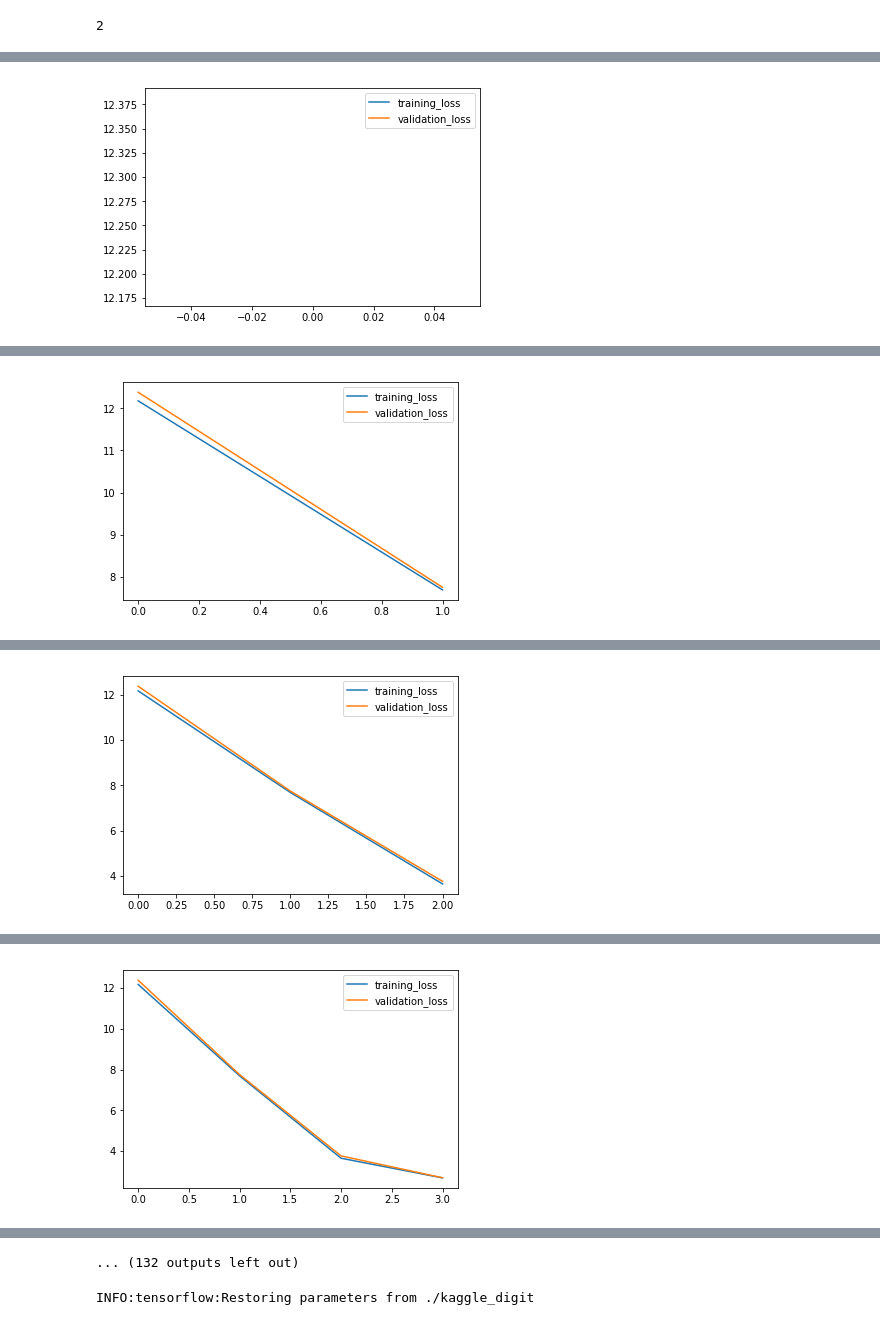
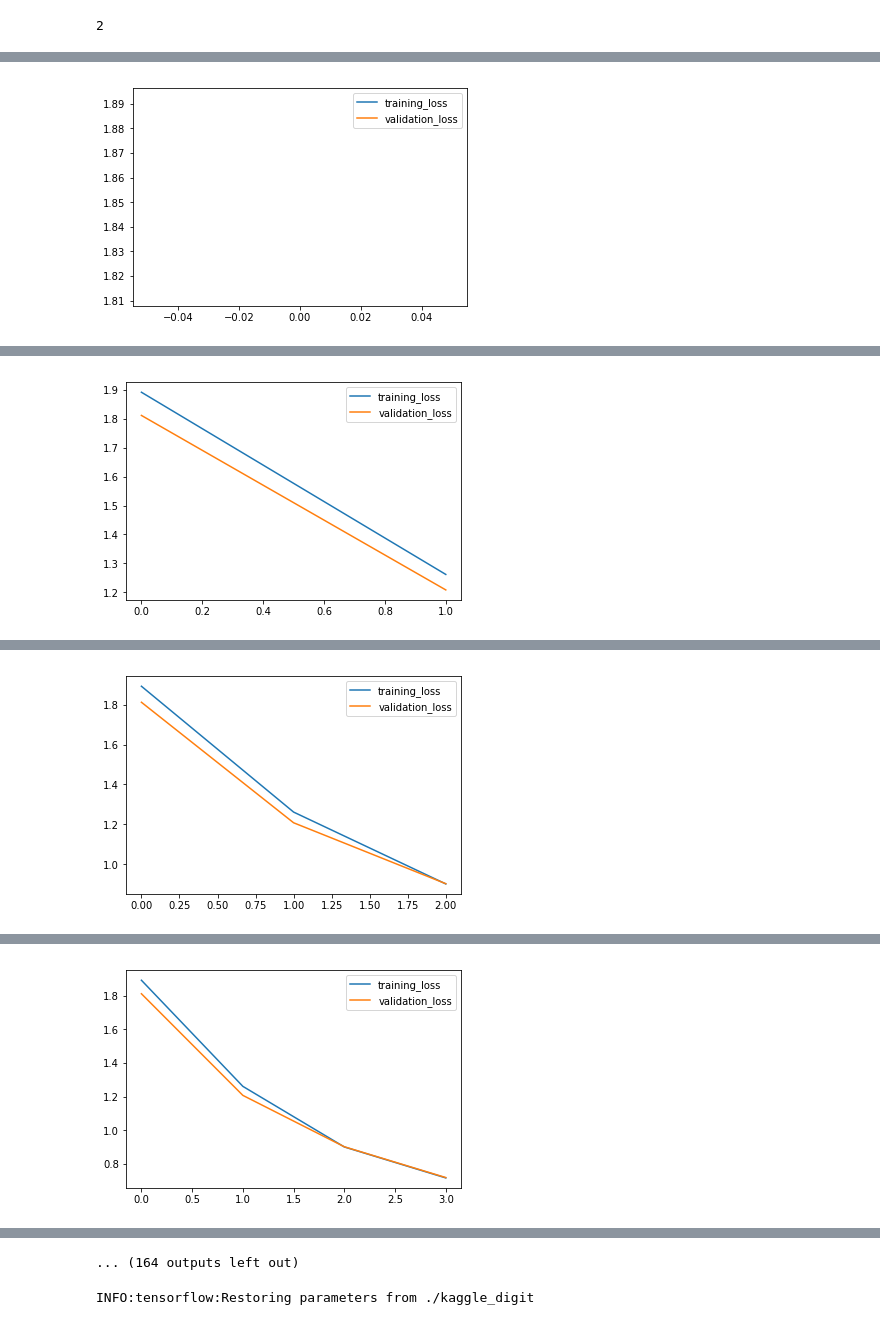
Before and after one commit to Carterhuang/kaggle_digit, a Jupyter notebook: kaggle_digit_recognizer.ipynb, the cells around one changed output, grey strips where cells are left out. Cells and saved outputs as stored; diff of their text form; code cells hidden in the pictures.

```diff
--- a/kaggle_digit_recognizer.ipynb
+++ b/kaggle_digit_recognizer.ipynb
@@ -89,14 +89,14 @@ def conv_net_dropout_prob():
 #                Part Two: (2) Create Layer
 ##############################################################
 # %%
-def conv2d(input_tensor, kernel_depth=1, output_dim=32, k_size=3, padding='valid'):
+def bn_conv2d(input_tensor, kernel_depth=1, output_dim=32, k_size=3, padding='valid'):
     """
     :param input_tensor: input tensor, should be reshaped to 2D
     :param output_dim: output dimension, e.g. 32, 64, etc.
     :param kernel_size: kernel size, 3, 5, etc.
     """
 
-    print(input_tensor.get_shape().as_list())
+    print('bn_conv2d: ', input_tensor.get_shape().as_list())
 
     conv_layer = tf.layers.conv2d(input_tensor,
                                   output_dim,
@@ -104,7 +104,7 @@ def conv2d(input_tensor, kernel_depth=1, output_dim=32, k_size=3, padding='valid
                                   padding=padding,
                                   activation=tf.nn.relu)
 
-    return conv_layer
+    return tf.layers.batch_normalization(conv_layer, training=True)
 # %%
 def max_pool(input_tensor, pool_ksize, pool_strides, padding='valid'):
     return tf.layers.max_pooling2d(
@@ -168,30 +171,27 @@ class BatchLoader:
 #                Part Two: (3) Create Model
 ##############################################################
 # %%
-
 def conv_net(image, dropout_prob):
     """
     :param image: input image tensor.
     :dropout_prob: drop out probability.
     """
     # convolution - max pooling layer 1
-    conv_layer = conv2d(image, kernel_depth=1, output_dim=16, k_size=3)
+    conv_layer = bn_conv2d(image, kernel_depth=1, output_dim=16, k_size=3)
     mp_layer = max_pool(conv_layer, 2, 2)
 
     # convolution - max pooling layer 2
-    conv_layer = conv2d(mp_layer, kernel_depth=16, output_dim=32, k_size=3)
+    conv_layer = bn_conv2d(mp_layer, kernel_depth=16, output_dim=32, k_size=3)
     mp_layer = max_pool(conv_layer, 2, 2)
 
     # convolution - max pooling layer 3
-    conv_layer = conv2d(mp_layer, kernel_depth=32, output_dim=64, k_size=3)
+    conv_layer = bn_conv2d(mp_layer, kernel_depth=32, output_dim=64, k_size=3)
     mp_layer = max_pool(conv_layer, 2, 2)
-
-    conv_layer = conv2d(mp_layer, kernel_depth=32, output_dim=64, k_size=1)
-    mp_layer = max_pool(conv_layer, 1, 1)
 
     flat = flatten(mp_layer)
 
     fully_conn = fully_connected_with_dropout(flat, 96, dropout_prob)
+
     logits = output_layer(fully_conn, 10)
 
     return logits
@@ -213,7 +213,7 @@ logits = tf.identity(logits, name='logits')
 
 # Loss & Optimizer
 loss = tf.reduce_mean(tf.nn.softmax_cross_entropy_with_logits(logits=logits, labels=label_tensor))
-optimizer = tf.train.AdamOptimizer(learning_rate=0.0005).minimize(loss)
+optimizer = tf.train.AdamOptimizer(learning_rate=0.0004).minimize(loss)
 
 correct_pred = tf.equal(tf.argmax(logits, axis=1), tf.argmax(label_tensor, axis=1))
 accuracy = tf.reduce_mean(tf.cast(correct_pred, tf.float32), name='accuracy')
@@ -339,6 +336,6 @@ def run_model(epochs, images, labels, batch_size, dropout_prob):
         saver = tf.train.Saver()
         save_path = saver.save(session, save_model_path)
 # %%
-run_model(8, images, labels, 600, 0.3)
+run_model(13, images, labels, 600, 0.3)
 # %% [output]
 ===============epoch:  0 =================
@@ -349,2 +346,2 @@ Validation accuracy:  0.147619
-[figure, old version]
+[figure, new version]
 ===============epoch:  0 =================
@@ -355,2 +352,2 @@ Validation accuracy:  0.241667
-[figure, old version]
+[figure, new version]
 ===============epoch:  0 =================
@@ -361,2 +358,2 @@ Validation accuracy:  0.355476
-[figure, old version]
+[figure, new version]
 ===============epoch:  0 =================
@@ -367,2 +364,2 @@ Validation accuracy:  0.360238
-[figure, old version]
+[figure, new version]
 ===============epoch:  0 =================
@@ -380,4 +377,4 @@ Validation accuracy:  0.524524
-... (132 outputs left out)
+... (164 outputs left out)
 # %%
 ##############################################################
 #                Part Five: Testing
```
Also changed, not shown: parts of 5 cells of this notebook.
